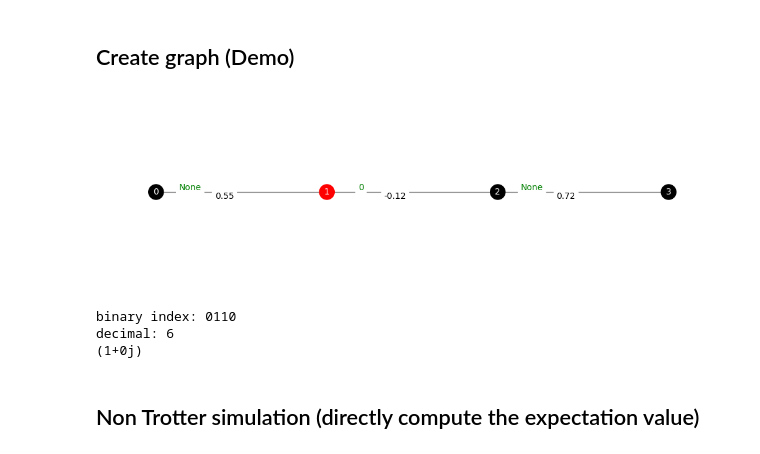
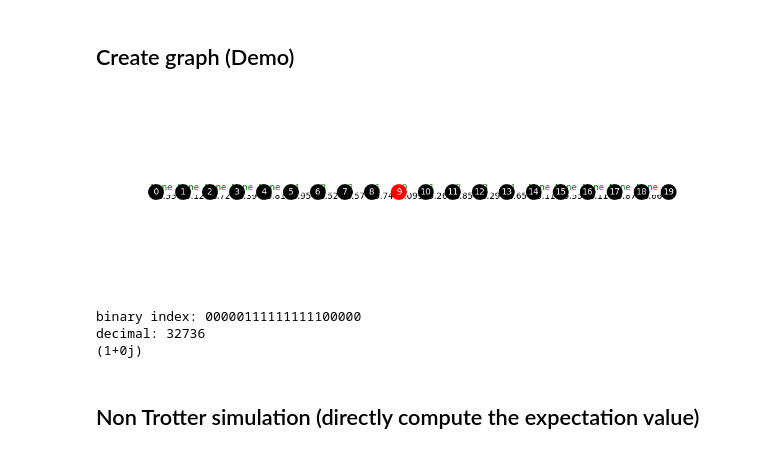
Before and after one commit to YutoMorohoshi/fourier_learning_ibm, a Jupyter notebook: data_generate.ipynb, the cells around one changed output. Saved outputs shown, nothing was run; the diff lists cells and outputs as text; code cells hidden in the pictures.

```diff
--- a/data_generate.ipynb
+++ b/data_generate.ipynb
@@ -90,11 +77,11 @@ Using backend noisy simulator: AerSimulator('aer_simulator'
 # %% [markdown]
 # データセット作成 $f(H) = e^{-\beta H}$
 # %%
-n_samples = 70
-n_qubits = 4
+n_samples = 5
+n_qubits = 20
 beta = 1
 
-graph_type = "line"
+# graph_type = "line"
 # ghz_qubits = list(range(n_qubits // 2))
 # ghz_qubits = list(range(0, n_qubits, 2))
 # print(f"GHZ qubits: {ghz_qubits}")
@@ -102,9 +89,9 @@ graph_type = "line"
 ## Create graph (Demo)
 # %%
 rng = np.random.default_rng(42)
-G = get_graph(n_qubits, rng, graph_type)
+G = get_graph(n_qubits, rng)
 
-positions = get_positions(n_qubits, graph_type)
+positions = get_positions(n_qubits)
 
 # エッジラベルを作成
 edge_J_labels = {edge: f"{G.edges[edge]['J']:.2g}" for edge in G.edges}
@@ -120,34 +107,34 @@ nx.draw(
     node_size=300,
     edge_color="gray",
     font_color="white",
     font_size=10,
 )
 
 # エッジの重みを描画
 nx.draw_networkx_edge_labels(
     G,
     pos=positions,
     edge_labels=edge_J_labels,
     font_size=10,
     font_color="black",
     label_pos=0.6,
     verticalalignment="top",
 )
 
 # エッジの 'cnot' 'order' 属性を描画
 nx.draw_networkx_edge_labels(
     G,
     pos=positions,
     edge_labels=edge_cnot_order_labels,
     font_size=10,
     font_color="green",
     label_pos=0.8,
     verticalalignment="bottom",
 )
 
 plt.show()
 # %% [output]
-[figure, old version]
+[figure, new version]
 # %%
 # State |0011...1100> (center qubits are 1 and the rest are 0)
 leftmost = n_qubits // 4
@@ -166,8 +153,8 @@ state = Statevector.from_label(index)
 print(f"decimal: {int(index, 2)}")
 print(state[int(index, 2)])
 # %% [output]
-binary index: 0110
-decimal: 6
+binary index: 00000111111111100000
+decimal: 32736
 (1+0j)
 # %% [markdown]
 ## Non Trotter simulation (directly compute the expectation value)
```
Also changed, not shown: parts of 11 cells of this notebook, 33 other files.
